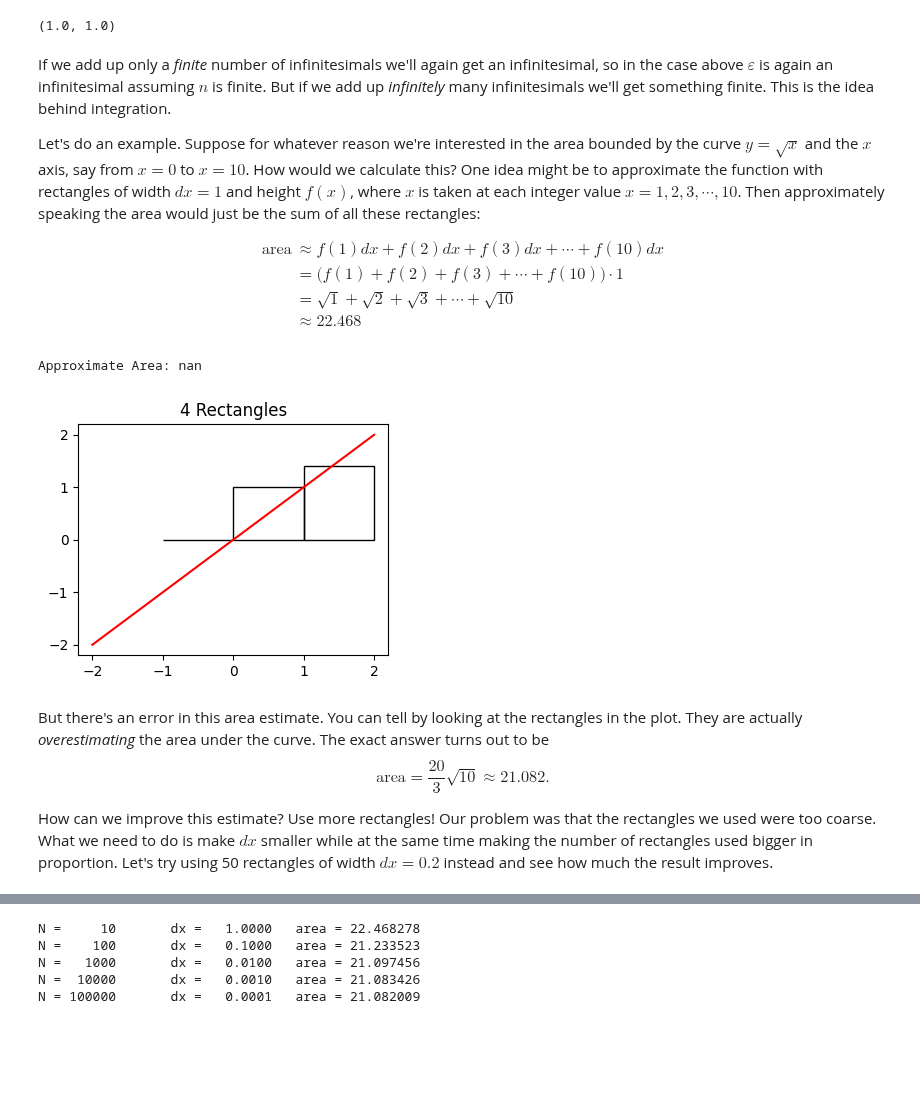
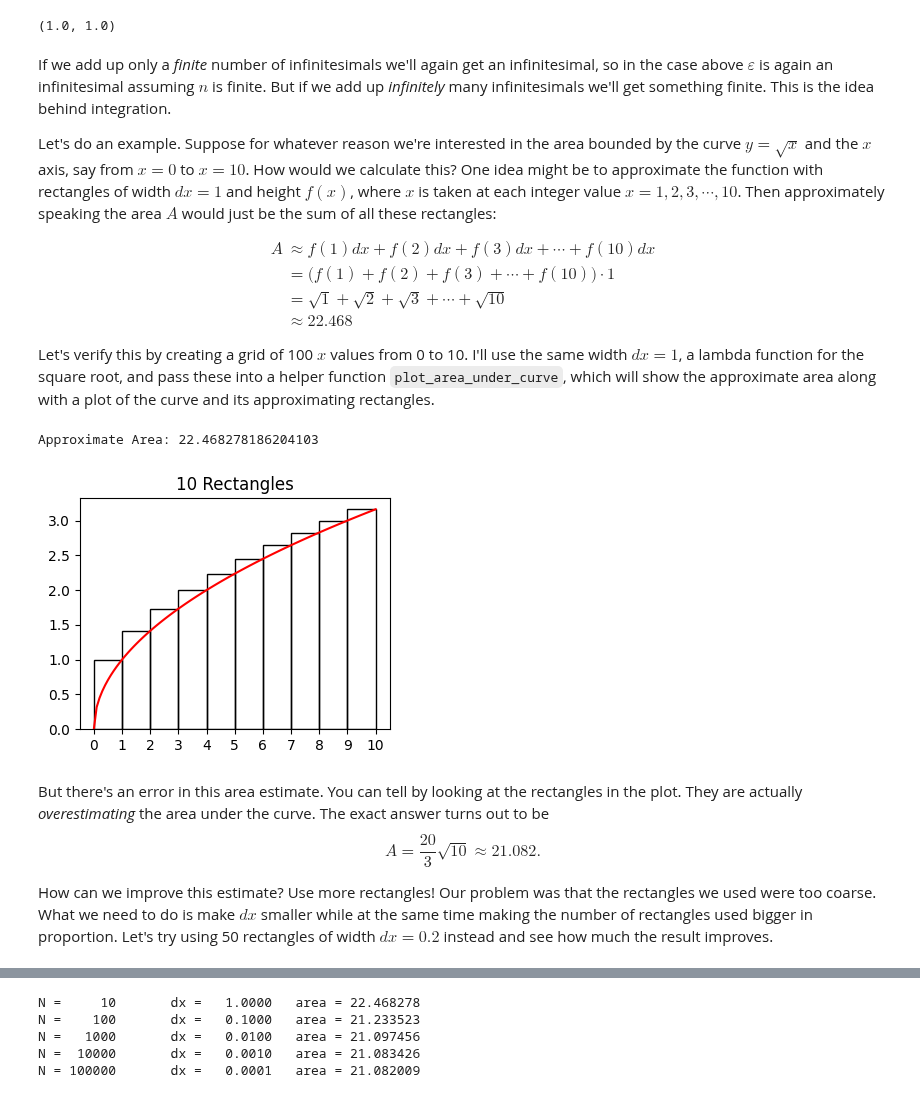
Before and after one commit to rkingery/ml-book, a Jupyter notebook: notebooks/calculus.ipynb, the cells around one changed output, grey strips where cells are left out. Drawn from its saved outputs; the diff is of its cells as text; code cells hidden in the pictures; blank space fills up the shorter version.

```diff
--- a/notebooks/calculus.ipynb
+++ b/notebooks/calculus.ipynb
@@ -360,0 +336,6 @@ $$\mathbf{x}_{n+1} = \mathbf{x}_n - \alpha \frac{dz}{d\mathbf{x}}\bigg|_{\mathbf
+# %%
+f = lambda x: x ** 2
+x = np.arange(-10, 10, 0.1)
+y = f(x)
+y_tangent = get_tangent_line(x, y, x0=0)
+plot_function(x, (y, y_tangent), (-5, 5), (-5, 5), title=f'Tangent of $y=x^2$ at $x={0}$')
@@ -382,24 +461,28 @@ N * epsilon, (N * epsilon) ** 2
 # %% [markdown]
 If we add up only a *finite* number of infinitesimals we'll again get an infinitesimal, so in the case above $\varepsilon$ is again an infinitesimal assuming $n$ is finite. But if we add up *infinitely* many infinitesimals we'll get something finite. This is the idea behind integration.
 
-Let's do an example. Suppose for whatever reason we're interested in the area bounded by the curve $y=\sqrt{x}$ and the $x$ axis, say from $x=0$ to $x=10$. How would we calculate this? One idea might be to approximate the function with rectangles of width $dx=1$ and height $f(x)$, where $x$ is taken at each integer value $x=1,2,3,\cdots,10$. Then approximately speaking the area would just be the sum of all these rectangles:
+Let's do an example. Suppose for whatever reason we're interested in the area bounded by the curve $y=\sqrt{x}$ and the $x$ axis, say from $x=0$ to $x=10$. How would we calculate this? One idea might be to approximate the function with rectangles of width $dx=1$ and height $f(x)$, where $x$ is taken at each integer value $x=1,2,3,\cdots,10$. Then approximately speaking the area $A$ would just be the sum of all these rectangles:
 
 $$
 \begin{align}
-\text{area} &\approx f(1)dx + f(2)dx + f(3)dx + \cdots + f(10)dx \\
+A &\approx f(1)dx + f(2)dx + f(3)dx + \cdots + f(10)dx \\
 &= \big(f(1) + f(2) + f(3) + \cdots + f(10)\big)\cdot 1 \\
 &= \sqrt{1} + \sqrt{2} + \sqrt{3} + \cdots + \sqrt{10} \\
 &\approx 22.468
 \end{align}
 $$
+
+Let's verify this by creating a grid of 100 $x$ values from 0 to 10. I'll use the same width $dx=1$, a lambda function for the square root, and pass these into a helper function `plot_area_under_curve`, which will show the approximate area along with a plot of the curve and its approximating rectangles.
 # %%
-plot_area_under_curve(x, y, dx=1.)
+f = lambda x: np.sqrt(x)
+x = np.linspace(0, 10, 100)
+plot_area_under_curve(x, f, dx=1.0)
 # %% [output]
-Approximate Area: nan
+Approximate Area: 22.468278186204103
-[figure, old version]
+[figure, new version]
-# %% [markdown]
-But there's an error in this area estimate. You can tell by looking at the rectangles in the plot. They are actually *overestimating* the area under the curve. The exact answer turns out to be
-$$\text{area} = \frac{20}{3}\sqrt{10} \approx 21.082.$$
-
-How can we improve this estimate? Use more rectangles! Our problem was that the rectangles we used were too coarse. What we need to do is make $dx$ smaller while at the same time making the number of rectangles used bigger in proportion. Let's try using 50 rectangles of width $dx=0.2$ instead and see how much the result improves.
+# %% [markdown]
+But there's an error in this area estimate. You can tell by looking at the rectangles in the plot. They are actually *overestimating* the area under the curve. The exact answer turns out to be
+$$A = \frac{20}{3}\sqrt{10} \approx 21.082.$$
+
+How can we improve this estimate? Use more rectangles! Our problem was that the rectangles we used were too coarse. What we need to do is make $dx$ smaller while at the same time making the number of rectangles used bigger in proportion. Let's try using 50 rectangles of width $dx=0.2$ instead and see how much the result improves.
 # %%
```
Also changed, not shown: parts of 42 cells of this notebook, 3 other files.
